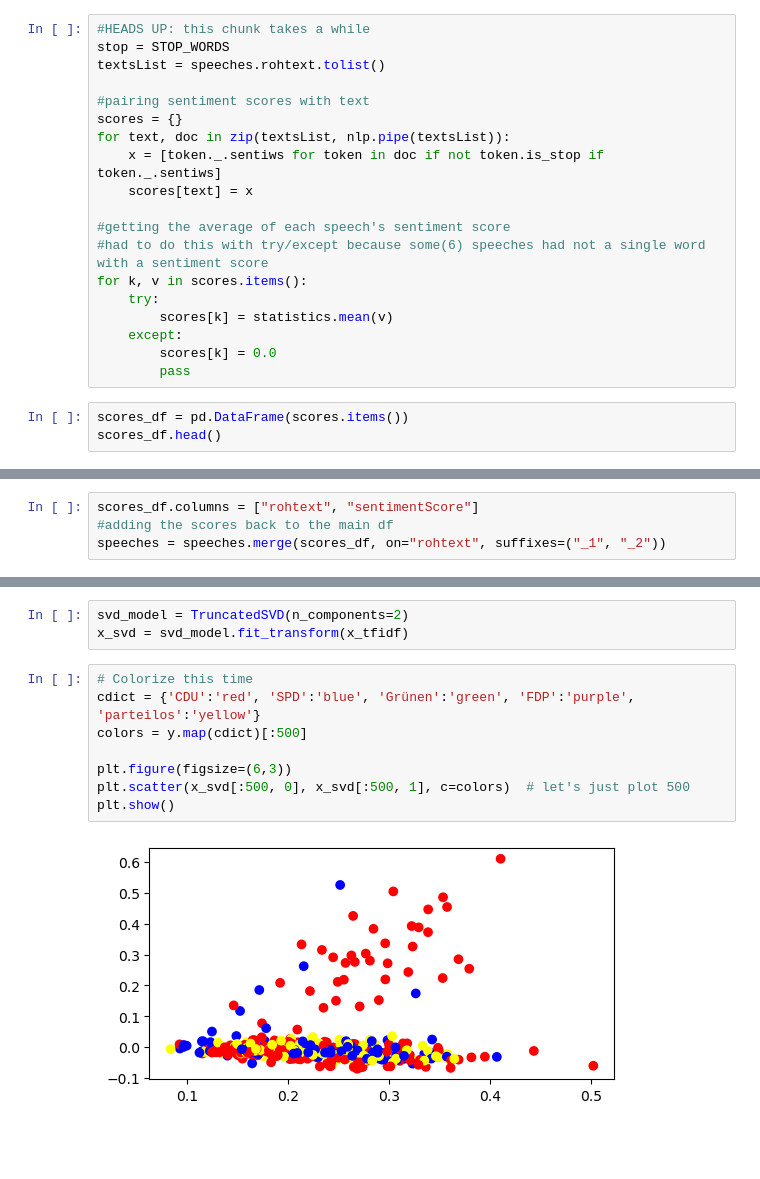
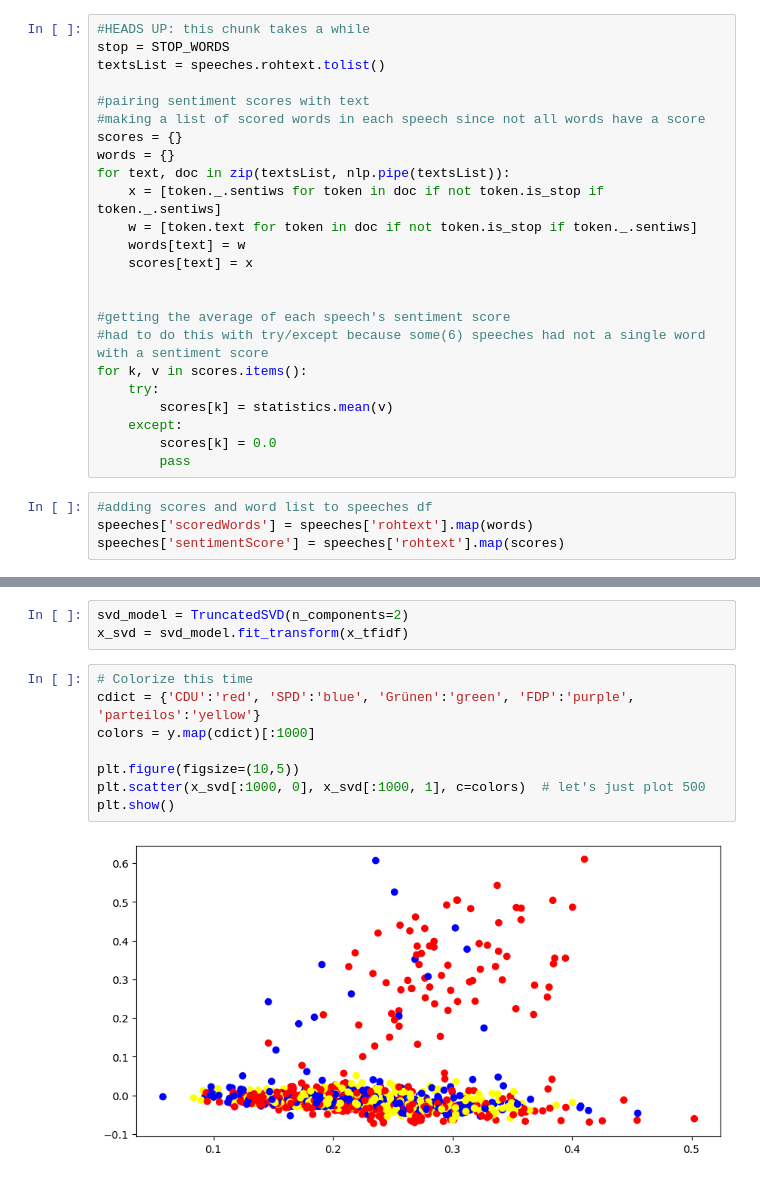
Before and after one commit to Data-Science-for-Linguists-2024/German-Political-Speeches-Sentiment-Analysis, a Jupyter notebook: GPS_Sentiment_Analysis.ipynb, the cells around one changed output, grey strips where cells are left out. Saved outputs shown, nothing was run; the diff lists cells and outputs as text; blank space fills up the shorter version.

```diff
--- a/GPS_Sentiment_Analysis.ipynb
+++ b/GPS_Sentiment_Analysis.ipynb
@@ -628,10 +632,15 @@ stop = STOP_WORDS
 textsList = speeches.rohtext.tolist()
 
 #pairing sentiment scores with text
+#making a list of scored words in each speech since not all words have a score
 scores = {}
+words = {}
 for text, doc in zip(textsList, nlp.pipe(textsList)):
     x = [token._.sentiws for token in doc if not token.is_stop if token._.sentiws]
+    w = [token.text for token in doc if not token.is_stop if token._.sentiws]
+    words[text] = w
     scores[text] = x
+
 
 #getting the average of each speech's sentiment score
 #had to do this with try/except because some(6) speeches had not a single word with a sentiment score
@@ -642,5 +651,6 @@ for k, v in scores.items():
         scores[k] = 0.0
         pass
 # %%
-scores_df = pd.DataFrame(scores.items())
-scores_df.head()
+#adding scores and word list to speeches df
+speeches['scoredWords'] = speeches['rohtext'].map(words)
+speeches['sentimentScore'] = speeches['rohtext'].map(scores)
@@ -654,7 +657,3 @@ scores_df.head()
-# %%
-scores_df.columns = ["rohtext", "sentimentScore"]
-#adding the scores back to the main df
-speeches = speeches.merge(scores_df, on="rohtext", suffixes=("_1", "_2"))
 # %%
 speeches.head()
 # %% [output]
@@ -825,10 +932,10 @@ x_svd = svd_model.fit_transform(x_tfidf)
 # %%
 # Colorize this time
 cdict = {'CDU':'red', 'SPD':'blue', 'Grünen':'green', 'FDP':'purple', 'parteilos':'yellow'}
-colors = y.map(cdict)[:500]
+colors = y.map(cdict)[:1000]
 
-plt.figure(figsize=(6,3))
-plt.scatter(x_svd[:500, 0], x_svd[:500, 1], c=colors)  # let's just plot 500
+plt.figure(figsize=(10,5))
+plt.scatter(x_svd[:1000, 0], x_svd[:1000, 1], c=colors)  # let's just plot 500
 plt.show()
 # %% [output]
-[figure, old version]
+[figure, new version]
```
Also changed, not shown: parts of 21 cells of this notebook.
